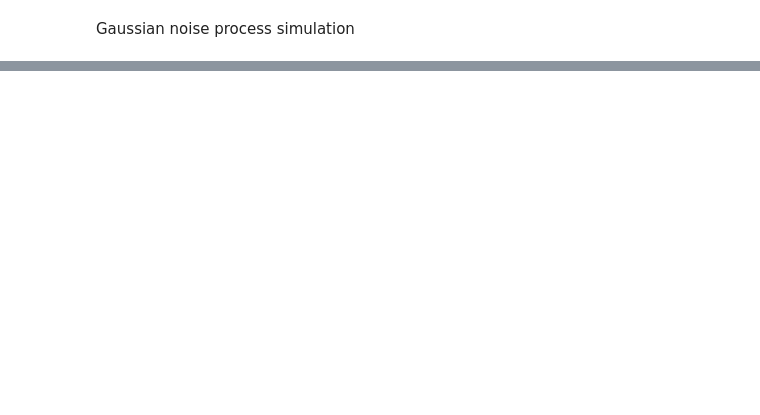
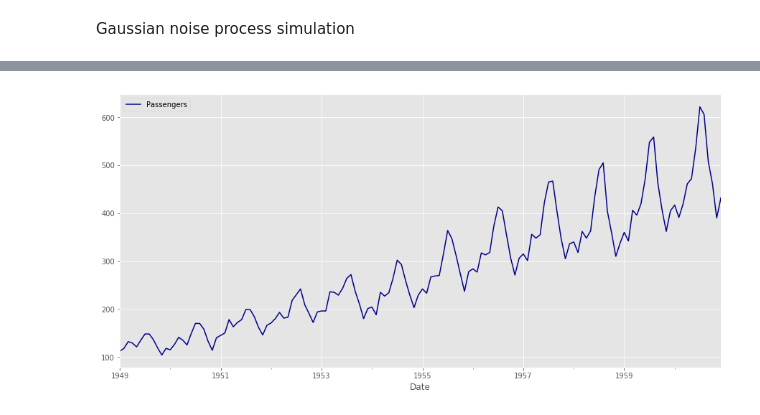
Before and after one commit to ErickEduardoAH/TimeSeriesAnalysis, a Jupyter notebook: 1.2 Time Series Stationary Models - Stationary processes.ipynb, the cells around one changed output, grey strips where cells are left out. Drawn from its saved outputs; the diff is of its cells as text; code cells hidden in the pictures; blank space fills up the shorter version.

```diff
--- a/1.2 Time Series Stationary Models - Stationary processes.ipynb
+++ b/1.2 Time Series Stationary Models - Stationary processes.ipynb
@@ -86,0 +127,8 @@ plotTimeSeries(pd.DataFrame(numpy.random.normal(0,1,size=num_samples)))
+# %%
+AirlinePassengersDF = pd.read_csv('DataSets/AirlinePassengers.csv')
+AirlinePassengersDF['Date'] = pd.to_datetime(AirlinePassengersDF['Date'],format='%Y/%m')
+AirlinePassengersDF = AirlinePassengersDF.set_index('Date')
+plt.style.use('ggplot')
+plotTimeSeries(AirlinePassengersDF)
+# %% [output]
+[figure, added]
```
Also changed, not shown: parts of 6 cells of this notebook, 2 other files.
